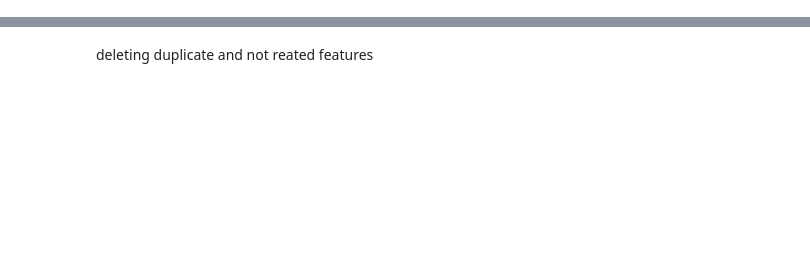
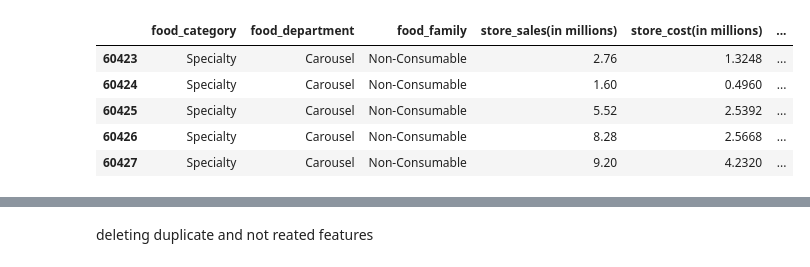
Before and after one commit to kaugust3/dsba6156-finalgroupproject-python, a Jupyter notebook: customer-acquisition-analysis.ipynb, the cells around one changed output, grey strips where cells are left out. Cells and saved outputs as stored; diff of their text form; code cells hidden in the pictures; blank space fills up the shorter version.

```diff
--- a/supply-chain-data-analysis-99-accuracy.ipynb
+++ b/customer-acquisition-analysis.ipynb
@@ -1,13 +1,10 @@
 # %%
 
 import pandas as pd
-df=pd.read_csv('DataCoSupplyChainDataset.csv',encoding = "ISO-8859-1")
+df=pd.read_csv('mediaprediction.csv',encoding = "ISO-8859-1")
 pd.set_option('display.max_rows', 500)
 pd.set_option('display.max_columns', 500)
 pd.set_option('display.width', 1000)
 
-df.head()
-df.tail()
-df.info()
-df.describe()
+df.columns
 # %% [output]
@@ -36,0 +32,12 @@ Index(['Type', 'Days for shipping (real)', 'Days for shipment (scheduled)', 'Ben
+# %%
+df.tail(5)
+#what are we curious about?
+#Customer segmentation and cost of acquisition - income, family size, media type
+#check the location of the store and provide recommendations
+# %% [output]
+|  | food_category | food_department | food_family | store_sales(in millions) | store_cost(in millions) | ... |
+| 60423 | Specialty | Carousel | Non-Consumable | 2.76 | 1.3248 | ... |
+| 60424 | Specialty | Carousel | Non-Consumable | 1.60 | 0.4960 | ... |
+| 60425 | Specialty | Carousel | Non-Consumable | 5.52 | 2.5392 | ... |
+| 60426 | Specialty | Carousel | Non-Consumable | 8.28 | 2.5668 | ... |
+| 60427 | Specialty | Carousel | Non-Consumable | 9.20 | 4.2320 | ... |
```
Also changed, not shown: parts of 3 cells of this notebook.
